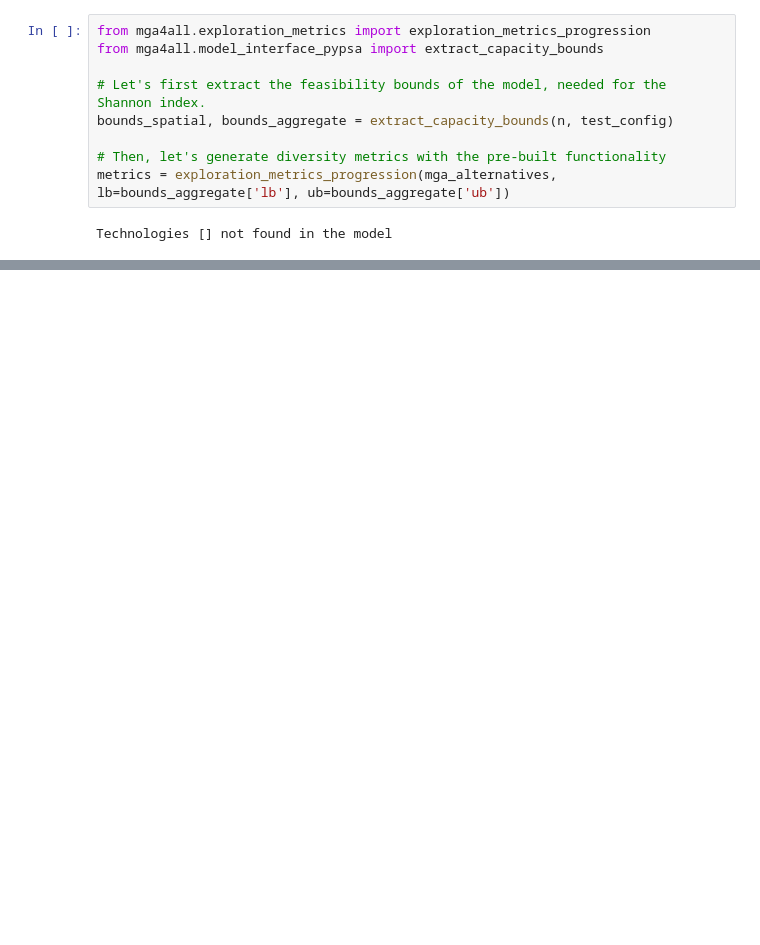
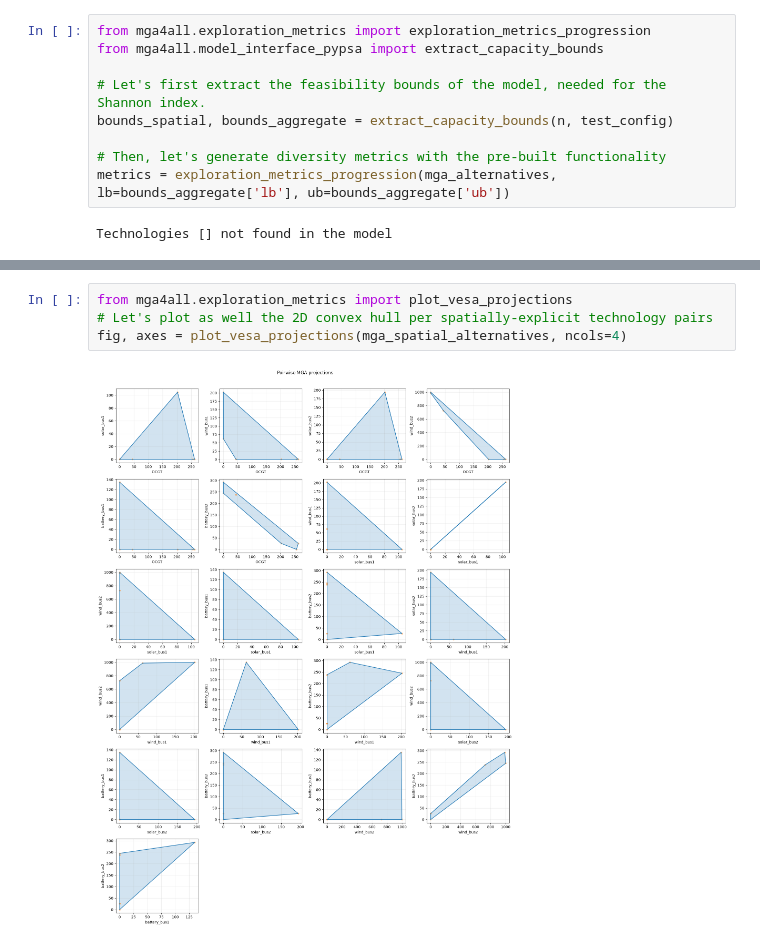
Before and after one commit to MGA4all/MGA4all_algorithms, a Jupyter notebook: docs/tutorials/tutorial_combo.ipynb, the cells around one changed output, grey strips where cells are left out. Saved outputs shown, nothing was run; the diff lists cells and outputs as text; blank space fills up the shorter version.

Commit message:
add 2d convex hull plots

```diff
--- a/docs/tutorials/tutorial_combo.ipynb
+++ b/docs/tutorials/tutorial_combo.ipynb
@@ -131,0 +132,6 @@ metrics['VESA'].plot()
+# %%
+from mga4all.exploration_metrics import plot_vesa_projections
+# Let's plot as well the 2D convex hull per spatially-explicit technology pairs
+fig, axes = plot_vesa_projections(mga_spatial_alternatives, ncols=4)
+# %% [output]
+[figure, added]
```
Also changed, not shown: parts of 7 cells of this notebook, 6 other files.
